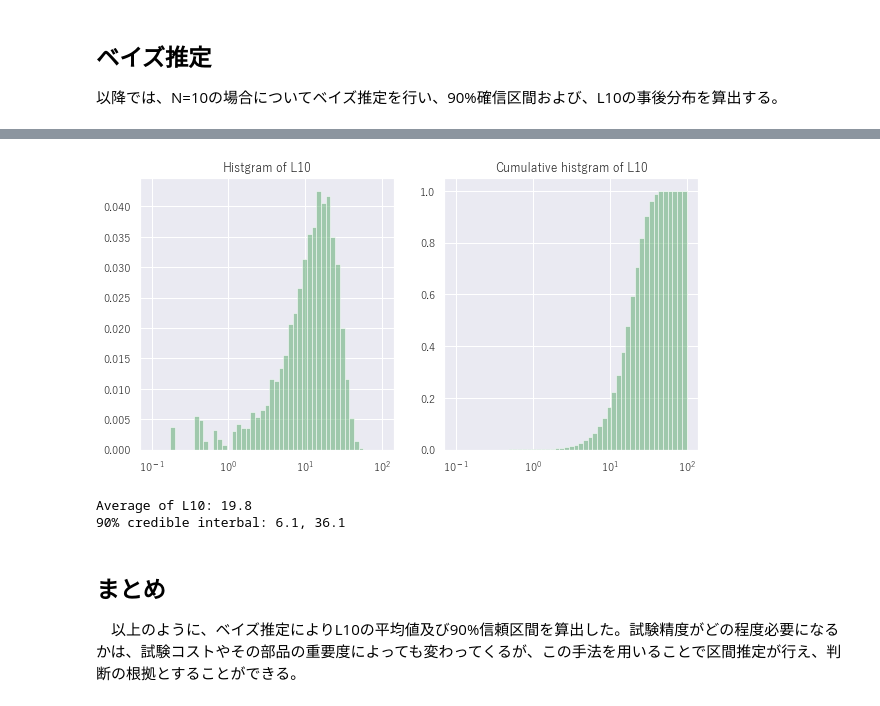
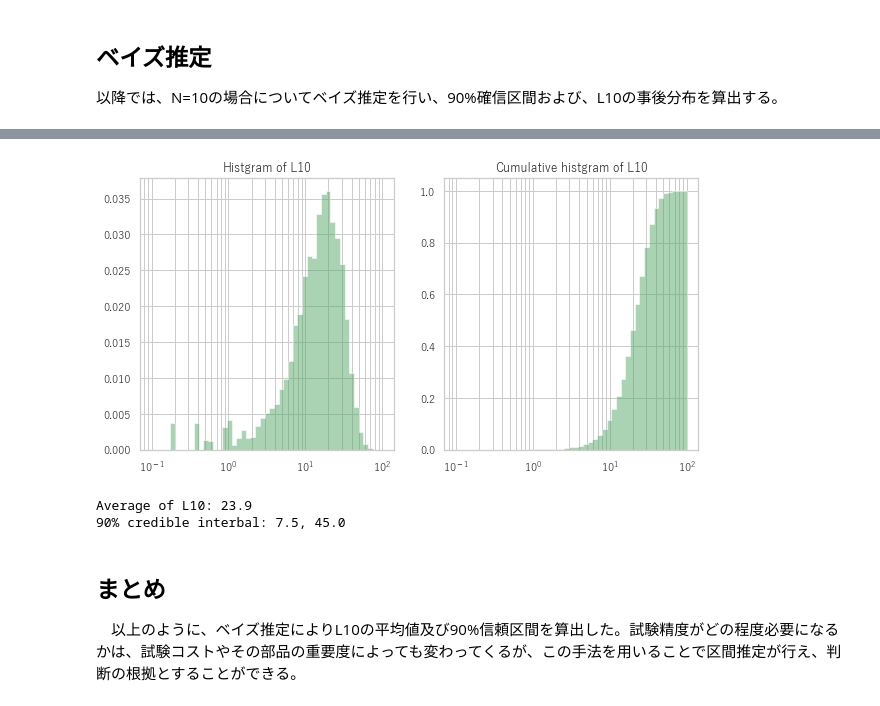
Before and after one commit to kimu1024/weibull_bayes, a Jupyter notebook: weibull_bayes.ipynb, the cells around one changed output, grey strips where cells are left out. Cells and saved outputs as stored; diff of their text form; code cells hidden in the pictures.

```diff
--- a/weibull_bayes.ipynb
+++ b/weibull_bayes.ipynb
@@ -14,7 +14,7 @@ import numpy as np
 from modules import weibull_test #自作モジュール
 from modules import weibull_bayes #自作モジュール
 %matplotlib inline
-sns.set()
+sns.set(style='whitegrid')
 # %% [markdown]
 ## ワイブルプロットの作成
 
@@ -37,7 +37,7 @@ plt.show()
 
 以降では、N=10の場合についてベイズ推定を行い、90%確信区間および、L10の事後分布を算出する。
 # %%
-wb = weibull_bayes.Weibull_bayes(10)
+wb = weibull_bayes.Weibull_bayes(num = 10, weibull_mu=1.3, weibull_eta=100)
 
-fig, axes = wb.test.make_plot()
+fig, axes = wb.test.make_plot(plot_theoritical=True)
 # %% [output]
@@ -83,26 +82,29 @@ plt.show()
 # %%
 freq=0.1
 lifetime=wb.calc_freq_sample(freq)
 fig, axes = plt.subplots(nrows=1, ncols = 2, figsize=(10,5))
 x_bins=np.logspace(np.floor(np.log10(lifetime.min())), np.ceil(np.log10(lifetime.max())))
-axes[0].hist(lifetime, bins = x_bins,
+axes[0].hist(lifetime, bins = x_bins, histtype='stepfilled',
         density = True, alpha=0.5, color='g')
-axes[1].hist(lifetime, bins = x_bins,
+axes[1].hist(lifetime, bins = x_bins, histtype='stepfilled',
         cumulative = True, density = True, alpha=0.5, color='g')
 
 
 axes[0].set_xscale('log')
 axes[0].set_title('Histgram of L{0:.0f}'.format(freq*100))
 axes[1].set_xscale('log')
 axes[1].set_title('Cumulative histgram of L{0:.0f}'.format(freq*100))
+axes[0].grid(True,which='both',axis='x')
+axes[1].grid(True,which='both',axis='x')
+
 plt.show()
 
 print('Average of L10: {0:.1f}'.format(np.average(lifetime)))
 print('90% credible interbal: {0:.1f}, {1:.1f}'.format(*np.percentile(lifetime,[5,95])))
 # %% [output]
-[figure, old version]
+[figure, new version]
-Average of L10: 19.8
-90% credible interbal: 6.1, 36.1
+Average of L10: 23.9
+90% credible interbal: 7.5, 45.0
 # %% [markdown]
 ## まとめ
 　以上のように、ベイズ推定によりL10の平均値及び90%信頼区間を算出した。試験精度がどの程度必要になるかは、試験コストやその部品の重要度によっても変わってくるが、この手法を用いることで区間推定が行え、判断の根拠とすることができる。
```
Also changed, not shown: parts of 6 cells of this notebook, 4 other files.
